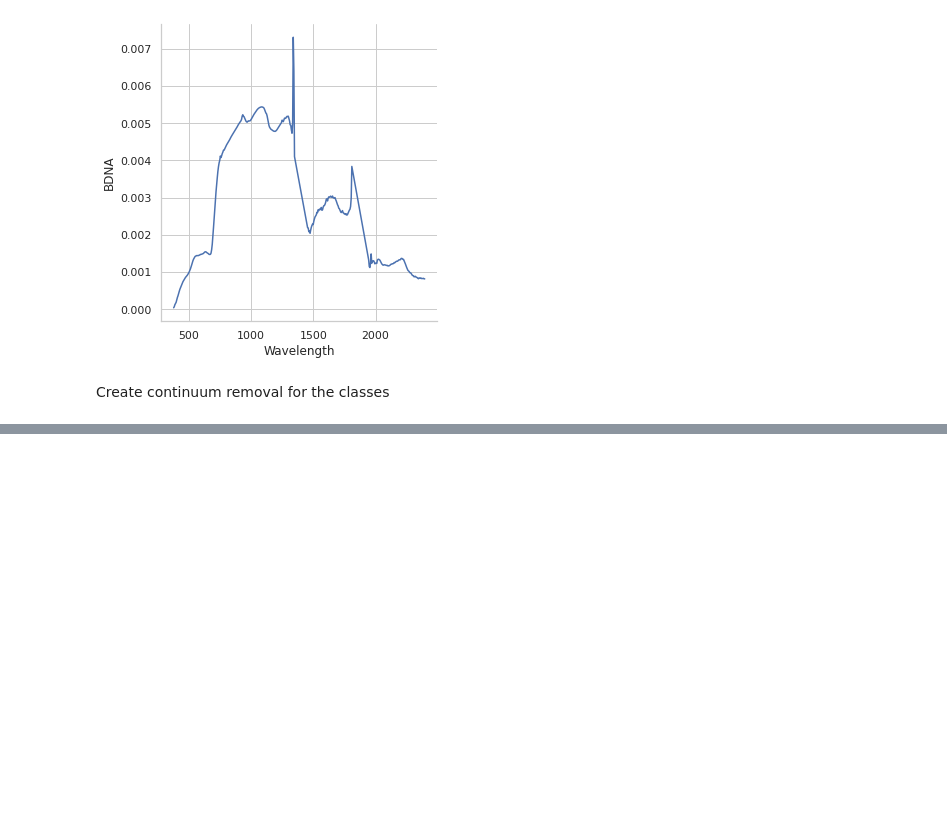
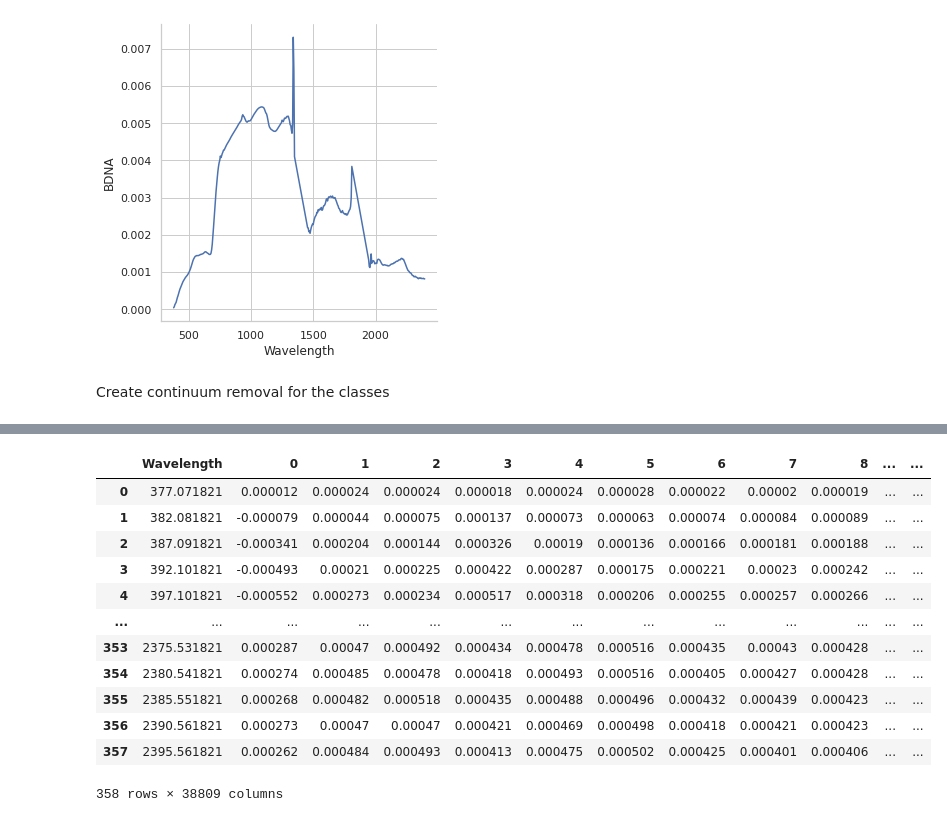
Before and after one commit to rachelzwalker/Flow_Country_HSI_and_PSM, a Jupyter notebook: python_notebooks/transformed_spectral_signatures/Continuum_removal.ipynb, the cells around one changed output, grey strips where cells are left out. Cells and saved outputs as stored; diff of their text form; code cells hidden in the pictures; blank space fills up the shorter version.

```diff
--- a/python_notebooks/transformed_spectral_signatures/Continuum_removal.ipynb
+++ b/python_notebooks/transformed_spectral_signatures/Continuum_removal.ipynb
@@ -235,7 +237,7 @@ BDNA_transposed.to_csv('BDNA_98_sample.csv')
 # %%
 import pandas as pd
 import geopandas
-cross_lochs = pd.read_csv('../cross_lochs_gdf.csv')
+cross_lochs = pd.read_csv('../restored_2015_gdf.csv')
 
 cross_lochs['geometry'] = geopandas.GeoSeries.from_wkt(cross_lochs['geometry'])
 
@@ -291,0 +330,10 @@ BDNA_transposed.to_csv('BDNA_full_cross_lochs.csv')
+# %%
+import pandas as pd
+import geopandas
+cross_lochs = pd.read_csv('../erosion_gdf.csv')
+
+cross_lochs['geometry'] = geopandas.GeoSeries.from_wkt(cross_lochs['geometry'])
+
+cross_lochs_gdf = geopandas.GeoDataFrame(cross_lochs, geometry='geometry')
+
+cross_lochs_gdf.head()
@@ -291,0 +348,52 @@ BDNA_transposed.to_csv('BDNA_full_cross_lochs.csv')
+# %%
+BDNA = pd.read_csv("../../preprocessed_data/wavelengths.csv")
+
+sample = 0
+
+count_row = cross_lochs_gdf.shape[0]
+
+
+Increment = (0.00375-0.00112)/358
+
+
+for num in range(count_row):
+    absorption_all_cols = cross_lochs_gdf.loc[[sample]]
+    absorption = absorption_all_cols.iloc[:, 1:359]
+    original_spectra = absorption.transpose()
+    original_spectra = original_spectra.rename(columns={sample: 'Original Spectra'})
+    # original_spectra = original_spectra.rename(index={0:357}) # want to rename to match the other dataframe
+    original_spectra = original_spectra.reset_index()
+    # contimuum_removal
+    continuum_removal = pd.concat([wavelengths,original_spectra], axis=1)
+    continuum_removal["continuum"] = ""
+    first_original_reflectance_value = continuum_removal.iloc[0]["Original Spectra"]
+    for index, row in continuum_removal.iterrows():
+        continuum_removal.iloc[index, 3] = first_original_reflectance_value + (Increment * (index + 1))
+    continuum_removal["continuum removed"] = continuum_removal["Original Spectra"] / continuum_removal["continuum"]
+    continuum_removal["band depth"] = 1 - continuum_removal["continuum removed"]
+    sum_band_depth = continuum_removal["band depth"].sum()
+    continuum_removal["normalised band depth"] = continuum_removal["band depth"] / sum_band_depth
+    sum_continuum_removed = continuum_removal["continuum removed"].sum()
+    continuum_removal["bdna"] = continuum_removal["continuum removed"] / sum_continuum_removed
+    # name the table and add to two additional tables - a first derivative one and a second derivative one
+    # need to improve naming of columns to include PFT and number
+    BDNA["sample"] = continuum_removal[["bdna"]]
+    BDNA = BDNA.rename(columns = {"sample": sample})
+    sample += 1
+
+
+BDNA
+# %% [output]
+|  | Wavelength | 0 | 1 | 2 | 3 | 4 | 5 | 6 | 7 | 8 | ... | ... |
+| 0 | 377.071821 | 0.000012 | 0.000024 | 0.000024 | 0.000018 | 0.000024 | 0.000028 | 0.000022 | 0.00002 | 0.000019 | ... | ... |
+| 1 | 382.081821 | -0.000079 | 0.000044 | 0.000075 | 0.000137 | 0.000073 | 0.000063 | 0.000074 | 0.000084 | 0.000089 | ... | ... |
+| 2 | 387.091821 | -0.000341 | 0.000204 | 0.000144 | 0.000326 | 0.00019 | 0.000136 | 0.000166 | 0.000181 | 0.000188 | ... | ... |
+| 3 | 392.101821 | -0.000493 | 0.00021 | 0.000225 | 0.000422 | 0.000287 | 0.000175 | 0.000221 | 0.00023 | 0.000242 | ... | ... |
+| 4 | 397.101821 | -0.000552 | 0.000273 | 0.000234 | 0.000517 | 0.000318 | 0.000206 | 0.000255 | 0.000257 | 0.000266 | ... | ... |
+| ... | ... | ... | ... | ... | ... | ... | ... | ... | ... | ... | ... | ... |
+| 353 | 2375.531821 | 0.000287 | 0.00047 | 0.000492 | 0.000434 | 0.000478 | 0.000516 | 0.000435 | 0.00043 | 0.000428 | ... | ... |
+| 354 | 2380.541821 | 0.000274 | 0.000485 | 0.000478 | 0.000418 | 0.000493 | 0.000516 | 0.000405 | 0.000427 | 0.000428 | ... | ... |
+| 355 | 2385.551821 | 0.000268 | 0.000482 | 0.000518 | 0.000435 | 0.000488 | 0.000496 | 0.000432 | 0.000439 | 0.000423 | ... | ... |
+| 356 | 2390.561821 | 0.000273 | 0.00047 | 0.00047 | 0.000421 | 0.000469 | 0.000498 | 0.000418 | 0.000421 | 0.000423 | ... | ... |
+| 357 | 2395.561821 | 0.000262 | 0.000484 | 0.000493 | 0.000413 | 0.000475 | 0.000502 | 0.000425 | 0.000401 | 0.000406 | ... | ... |
+358 rows × 38809 columns
```
Also changed, not shown: parts of 13 cells of this notebook.
